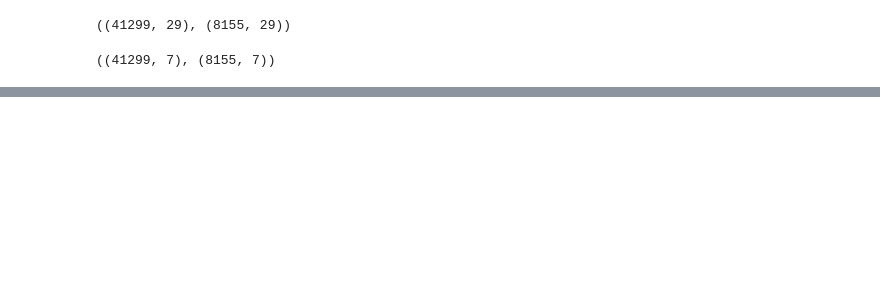
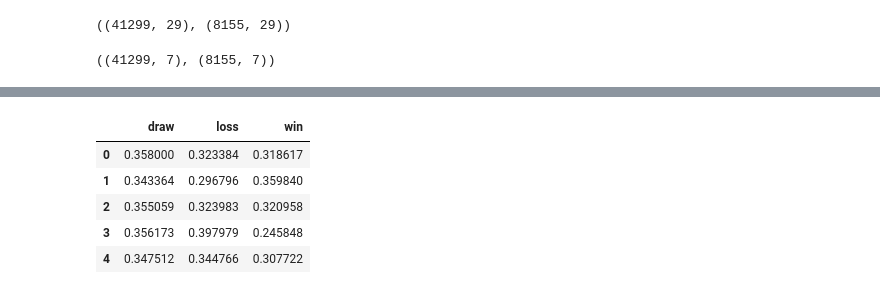
Before and after one commit to rayhanrinzan/fifa-world-cup-predictor, a Jupyter notebook: notebooks/05_baseline_model.ipynb, the cells around one changed output, grey strips where cells are left out. Cells and saved outputs as stored; diff of their text form; code cells hidden in the pictures; blank space fills up the shorter version.

```diff
--- a/notebooks/05_baseline_model.ipynb
+++ b/notebooks/05_baseline_model.ipynb
@@ -113,0 +118,16 @@ Pipeline(steps=[('scaler', StandardScaler()),
+# %%
+probabilities = model.predict_proba(X_test)
+
+prob_df = pd.DataFrame(
+    probabilities,
+    columns=model.classes_
+)
+
+prob_df.head()
+# %% [output]
+|  | draw | loss | win |
+| 0 | 0.358000 | 0.323384 | 0.318617 |
+| 1 | 0.343364 | 0.296796 | 0.359840 |
+| 2 | 0.355059 | 0.323983 | 0.320958 |
+| 3 | 0.356173 | 0.397979 | 0.245848 |
+| 4 | 0.347512 | 0.344766 | 0.307722 |
```
Also changed, not shown: parts of 21 cells of this notebook.
